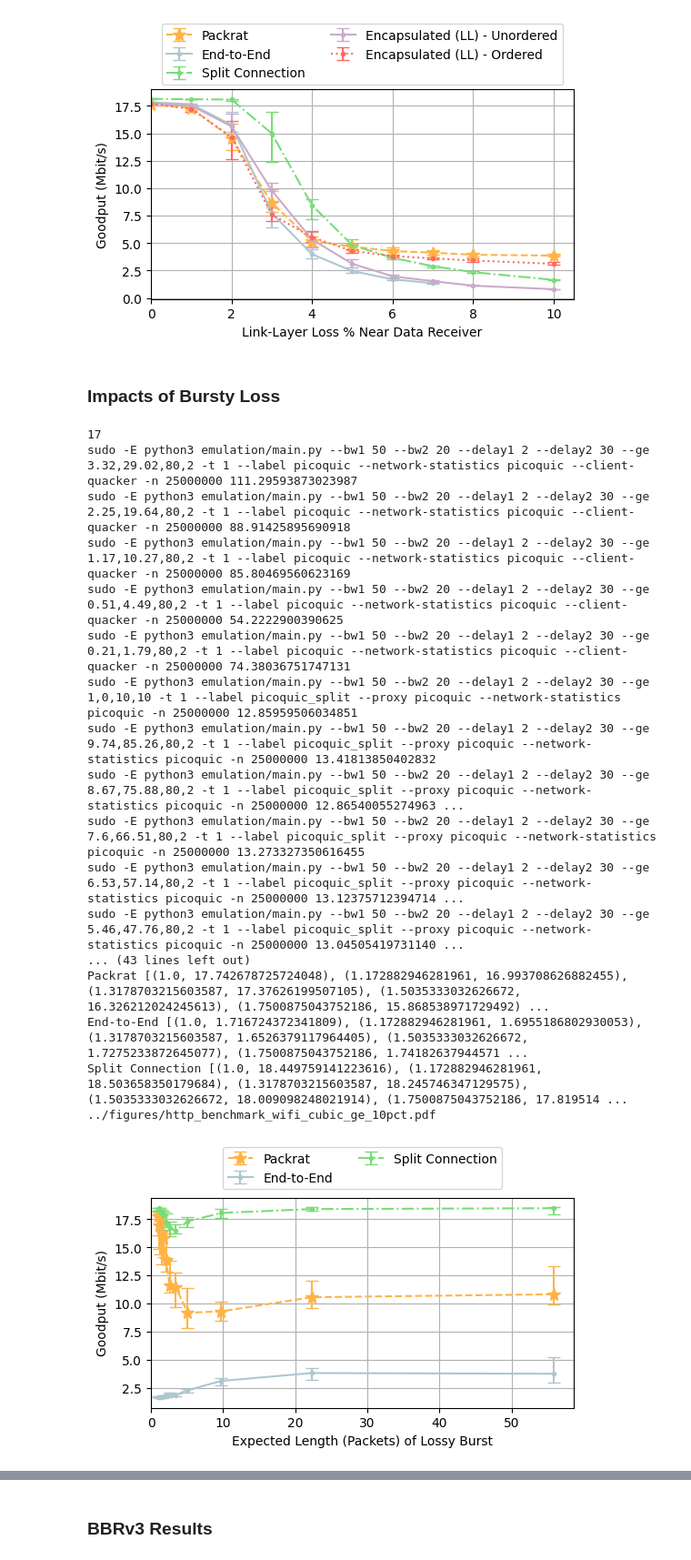
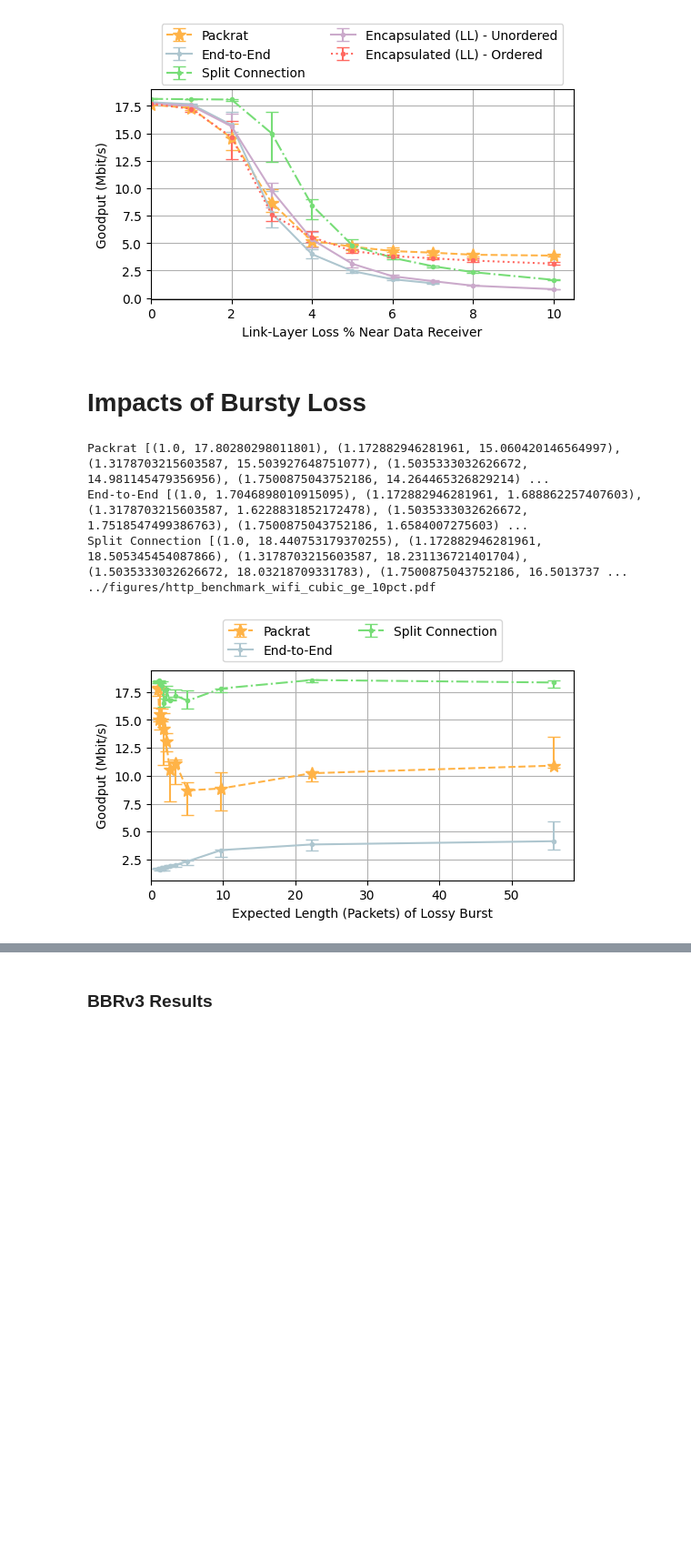
Before and after one commit to StanfordSNR/sidekick-downloads, a Jupyter notebook: notebook/http3_benchmark.ipynb, the cells around one changed output, grey strips where cells are left out. Shown at 91% size. Cells and saved outputs as stored; diff of their text form; code cells hidden in the pictures; blank space fills up the shorter version.

```diff
--- a/notebook/http3_benchmark.ipynb
+++ b/notebook/http3_benchmark.ipynb
@@ -244,29 +254,16 @@ Encapsulated (LL) - Ordered [(0.0, 17.70125734735819), (1.0, 17.22229325399754),
 ../figures/http_benchmark_sat_cubic.pdf
 [figure]
 # %% [markdown]
-### Impacts of Bursty Loss
+# Impacts of Bursty Loss
 # %%
-N_TRIALS=20
+N_TRIALS=5
 exec_single_ge(10, 'wifi', ACK_DELAY_WIFI)
 # %% [output]
-17
-sudo -E python3 emulation/main.py --bw1 50 --bw2 20 --delay1 2 --delay2 30 --ge 3.32,29.02,80,2 -t 1 --label picoquic --network-statistics picoquic --client-quacker -n 25000000 111.29593873023987
-sudo -E python3 emulation/main.py --bw1 50 --bw2 20 --delay1 2 --delay2 30 --ge 2.25,19.64,80,2 -t 1 --label picoquic --network-statistics picoquic --client-quacker -n 25000000 88.91425895690918
-sudo -E python3 emulation/main.py --bw1 50 --bw2 20 --delay1 2 --delay2 30 --ge 1.17,10.27,80,2 -t 1 --label picoquic --network-statistics picoquic --client-quacker -n 25000000 85.80469560623169
-sudo -E python3 emulation/main.py --bw1 50 --bw2 20 --delay1 2 --delay2 30 --ge 0.51,4.49,80,2 -t 1 --label picoquic --network-statistics picoquic --client-quacker -n 25000000 54.2222900390625
-sudo -E python3 emulation/main.py --bw1 50 --bw2 20 --delay1 2 --delay2 30 --ge 0.21,1.79,80,2 -t 1 --label picoquic --network-statistics picoquic --client-quacker -n 25000000 74.38036751747131
-sudo -E python3 emulation/main.py --bw1 50 --bw2 20 --delay1 2 --delay2 30 --ge 1,0,10,10 -t 1 --label picoquic_split --proxy picoquic --network-statistics picoquic -n 25000000 12.85959506034851
-sudo -E python3 emulation/main.py --bw1 50 --bw2 20 --delay1 2 --delay2 30 --ge 9.74,85.26,80,2 -t 1 --label picoquic_split --proxy picoquic --network-statistics picoquic -n 25000000 13.41813850402832
-sudo -E python3 emulation/main.py --bw1 50 --bw2 20 --delay1 2 --delay2 30 --ge 8.67,75.88,80,2 -t 1 --label picoquic_split --proxy picoquic --network-statistics picoquic -n 25000000 12.86540055274963 ...
-sudo -E python3 emulation/main.py --bw1 50 --bw2 20 --delay1 2 --delay2 30 --ge 7.6,66.51,80,2 -t 1 --label picoquic_split --proxy picoquic --network-statistics picoquic -n 25000000 13.273327350616455
-sudo -E python3 emulation/main.py --bw1 50 --bw2 20 --delay1 2 --delay2 30 --ge 6.53,57.14,80,2 -t 1 --label picoquic_split --proxy picoquic --network-statistics picoquic -n 25000000 13.12375712394714 ...
-sudo -E python3 emulation/main.py --bw1 50 --bw2 20 --delay1 2 --delay2 30 --ge 5.46,47.76,80,2 -t 1 --label picoquic_split --proxy picoquic --network-statistics picoquic -n 25000000 13.04505419731140 ...
-... (43 lines left out)
-Packrat [(1.0, 17.742678725724048), (1.172882946281961, 16.993708626882455), (1.3178703215603587, 17.37626199507105), (1.5035333032626672, 16.326212024245613), (1.7500875043752186, 15.868538971729492) ...
-End-to-End [(1.0, 1.716724372341809), (1.172882946281961, 1.6955186802930053), (1.3178703215603587, 1.6526379117964405), (1.5035333032626672, 1.7275233872645077), (1.7500875043752186, 1.74182637944571 ...
-Split Connection [(1.0, 18.449759141223616), (1.172882946281961, 18.503658350179684), (1.3178703215603587, 18.245746347129575), (1.5035333032626672, 18.009098248021914), (1.7500875043752186, 17.819514 ...
+Packrat [(1.0, 17.80280298011801), (1.172882946281961, 15.060420146564997), (1.3178703215603587, 15.503927648751077), (1.5035333032626672, 14.981145479356956), (1.7500875043752186, 14.264465326829214) ...
+End-to-End [(1.0, 1.7046898010915095), (1.172882946281961, 1.688862257407603), (1.3178703215603587, 1.6228831852172478), (1.5035333032626672, 1.7518547499386763), (1.7500875043752186, 1.6584007275603) ...
+Split Connection [(1.0, 18.440753179370255), (1.172882946281961, 18.505345454087866), (1.3178703215603587, 18.231136721401704), (1.5035333032626672, 18.03218709331783), (1.7500875043752186, 16.5013737 ...
 ../figures/http_benchmark_wifi_cubic_ge_10pct.pdf
-[figure, old version]
+[figure, new version]
 # %%
 exec_single_ge(10, 'cellular', ACK_DELAY_CELL)
 # %% [output]
```
Also changed, not shown: parts of 7 cells of this notebook.
